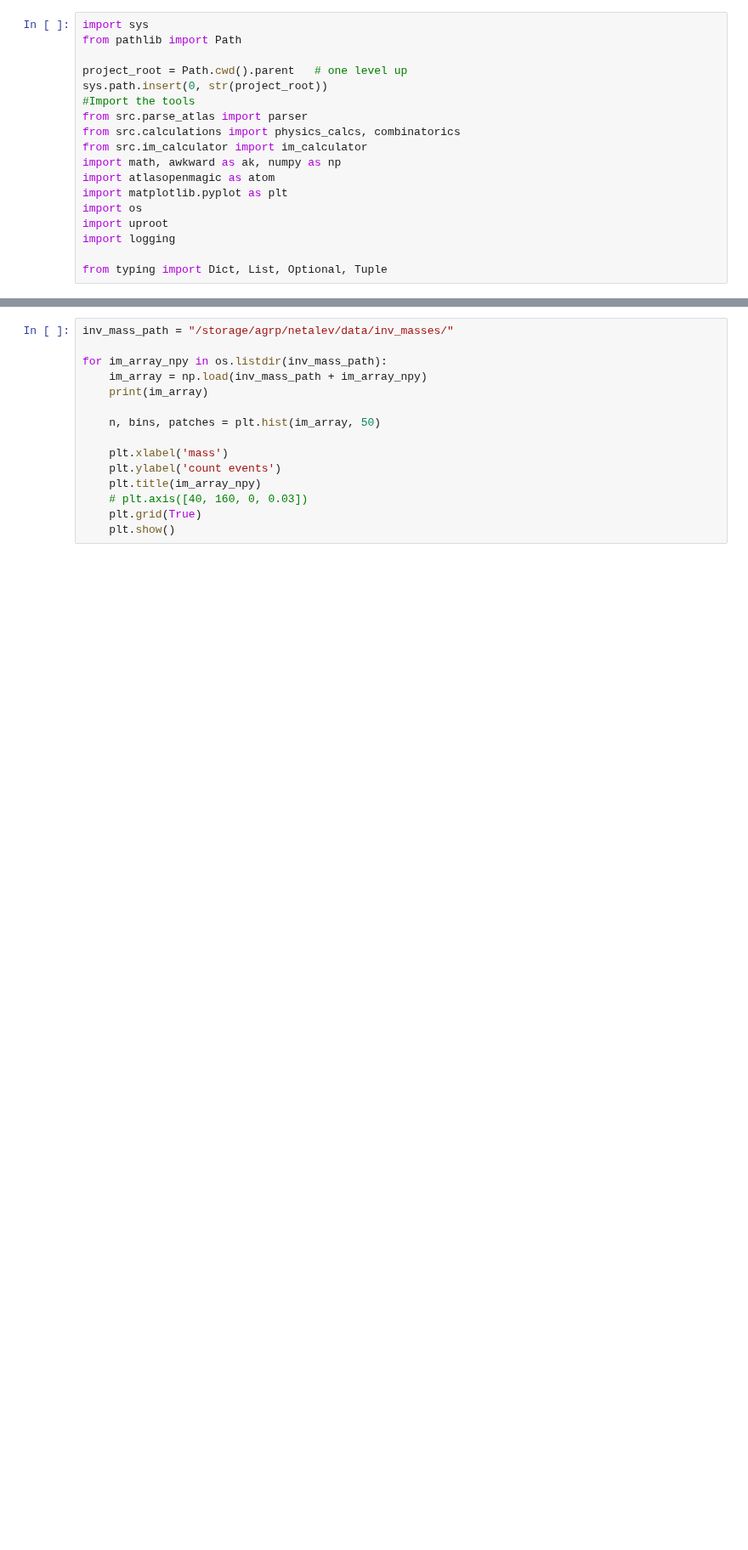
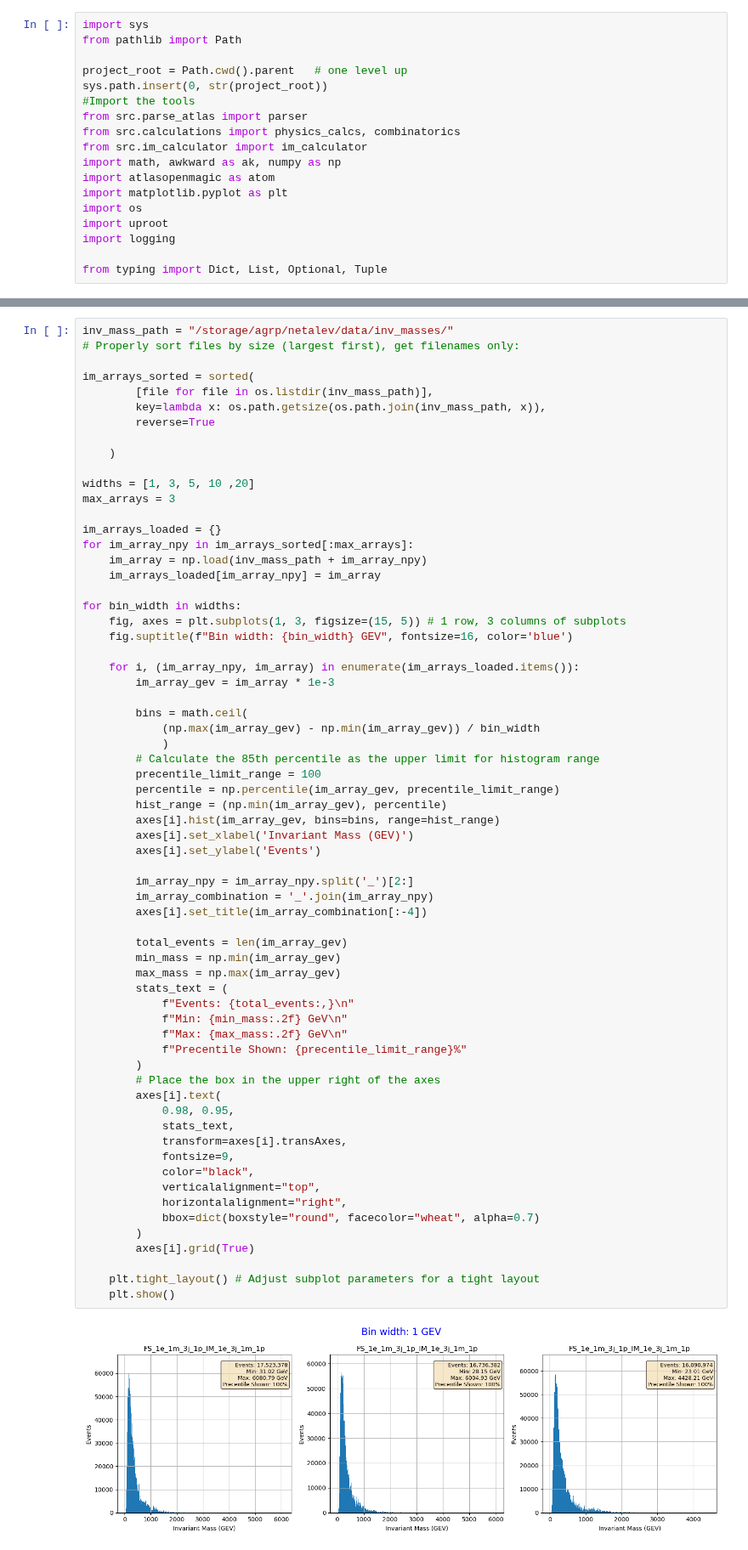
Before and after one commit to Zhavi221/atlas-utilization, a Jupyter notebook: testing/brute_force_bining.ipynb, the cells around one changed output, grey strips where cells are left out. Shown at 85% size. Cells and saved outputs as stored; diff of their text form; blank space fills up the shorter version.

```diff
--- a/testing/brute_force_bining.ipynb
+++ b/testing/brute_force_bining.ipynb
@@ -111,15 +19,67 @@ for root_file in os.listdir(root_files_path):
-# %%
-inv_mass_path = "/storage/agrp/netalev/data/inv_masses/"
-
-for im_array_npy in os.listdir(inv_mass_path):
-    im_array = np.load(inv_mass_path + im_array_npy)
-    print(im_array)
-
-    n, bins, patches = plt.hist(im_array, 50)
-
-    plt.xlabel('mass')
-    plt.ylabel('count events')
-    plt.title(im_array_npy)
-    # plt.axis([40, 160, 0, 0.03])
-    plt.grid(True)
-    plt.show()
+# %%
+inv_mass_path = "/storage/agrp/netalev/data/inv_masses/"
+# Properly sort files by size (largest first), get filenames only:
+
+im_arrays_sorted = sorted(
+        [file for file in os.listdir(inv_mass_path)],
+        key=lambda x: os.path.getsize(os.path.join(inv_mass_path, x)),
+        reverse=True
+
+    )
+
+widths = [1, 3, 5, 10 ,20]
+max_arrays = 3
+
+im_arrays_loaded = {}
+for im_array_npy in im_arrays_sorted[:max_arrays]:
+    im_array = np.load(inv_mass_path + im_array_npy)
+    im_arrays_loaded[im_array_npy] = im_array
+
+for bin_width in widths:
+    fig, axes = plt.subplots(1, 3, figsize=(15, 5)) # 1 row, 3 columns of subplots
+    fig.suptitle(f"Bin width: {bin_width} GEV", fontsize=16, color='blue')
+
+    for i, (im_array_npy, im_array) in enumerate(im_arrays_loaded.items()):
+        im_array_gev = im_array * 1e-3
+
+        bins = math.ceil(
+            (np.max(im_array_gev) - np.min(im_array_gev)) / bin_width
+            )
+        # Calculate the 85th percentile as the upper limit for histogram range
+        precentile_limit_range = 100
+        percentile = np.percentile(im_array_gev, precentile_limit_range)
+        hist_range = (np.min(im_array_gev), percentile)
+        axes[i].hist(im_array_gev, bins=bins, range=hist_range)
+        axes[i].set_xlabel('Invariant Mass (GEV)')
+        axes[i].set_ylabel('Events')
+
+        im_array_npy = im_array_npy.split('_')[2:]
+        im_array_combination = '_'.join(im_array_npy)
+        axes[i].set_title(im_array_combination[:-4])
+
+        total_events = len(im_array_gev)
+        min_mass = np.min(im_array_gev)
+        max_mass = np.max(im_array_gev)
+        stats_text = (
+            f"Events: {total_events:,}\n"
+            f"Min: {min_mass:.2f} GeV\n"
+            f"Max: {max_mass:.2f} GeV\n"
+            f"Precentile Shown: {precentile_limit_range}%"
+        )
+        # Place the box in the upper right of the axes
+        axes[i].text(
+            0.98, 0.95,
+            stats_text,
+            transform=axes[i].transAxes,
+            fontsize=9,
+            color="black",
+            verticalalignment="top",
+            horizontalalignment="right",
+            bbox=dict(boxstyle="round", facecolor="wheat", alpha=0.7)
+        )
+        axes[i].grid(True)
+
+    plt.tight_layout() # Adjust subplot parameters for a tight layout
+    plt.show()
+# %% [output]
+[figure, added]
```
Also changed, not shown: parts of 5 cells of this notebook, 10 other files.
